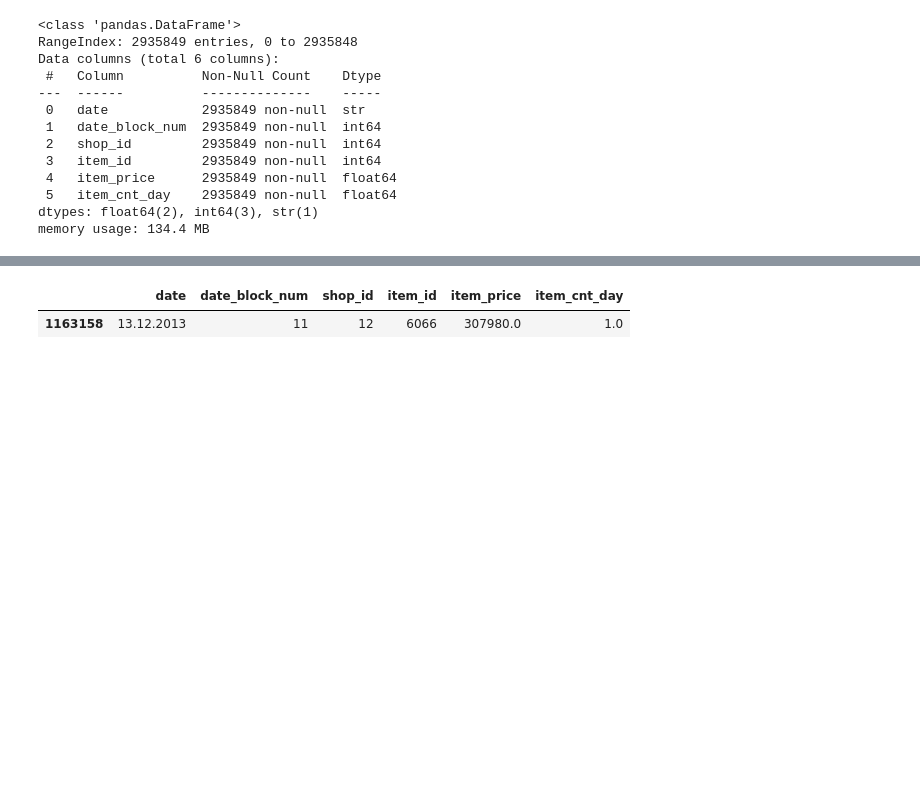
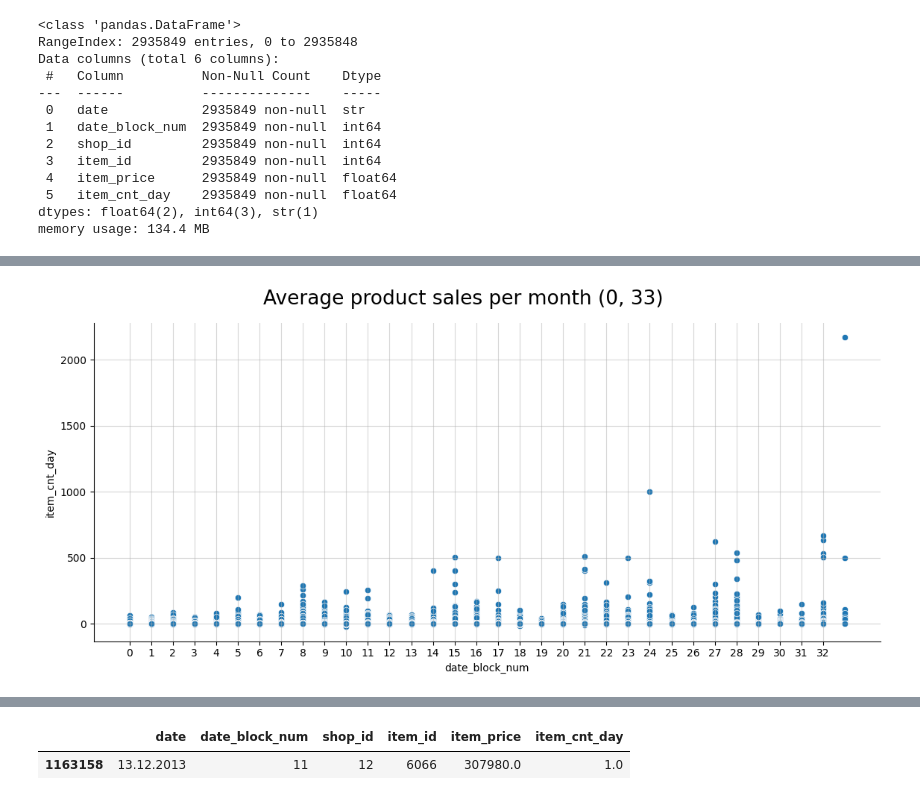
Before and after one commit to FilFilimono/innowise-projects, a Jupyter notebook: DQC/notebooks/visualisatio.ipynb, the cells around one changed output, grey strips where cells are left out. Saved outputs shown, nothing was run; the diff lists cells and outputs as text; code cells hidden in the pictures; blank space fills up the shorter version.

Commit message:
remake visualisation file, make new plots

```diff
--- a/DQC/notebooks/visualisatio.ipynb
+++ b/DQC/notebooks/visualisatio.ipynb
@@ -113,0 +97,15 @@ sns.displot(data=sales_train, x='item_cnt_day') ###
+# %%
+g = sns.relplot(
+    data=sales_train,
+    x='date_block_num',
+    y='item_cnt_day',
+    aspect=2.3,
+    kind='scatter',
+    marker='o',
+
+);
+g.figure.suptitle('Average product sales per month (0, 33)', y=1.06, fontsize=19)
+g.set(xticks=range(33))
+plt.grid(True, alpha=0.5);
+# %% [output]
+[figure, added]
```
Also changed, not shown: parts of 27 cells of this notebook, 2 other files.
